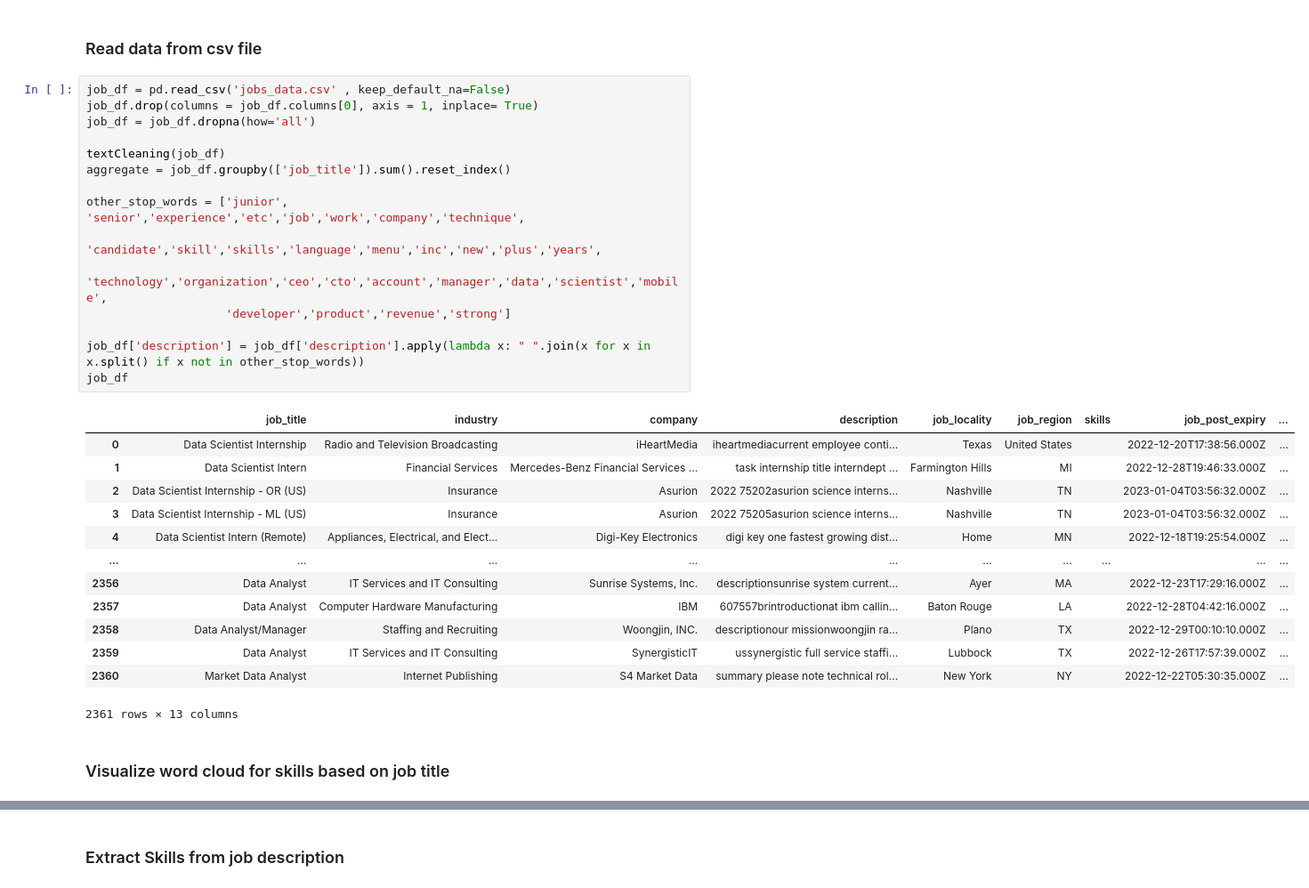
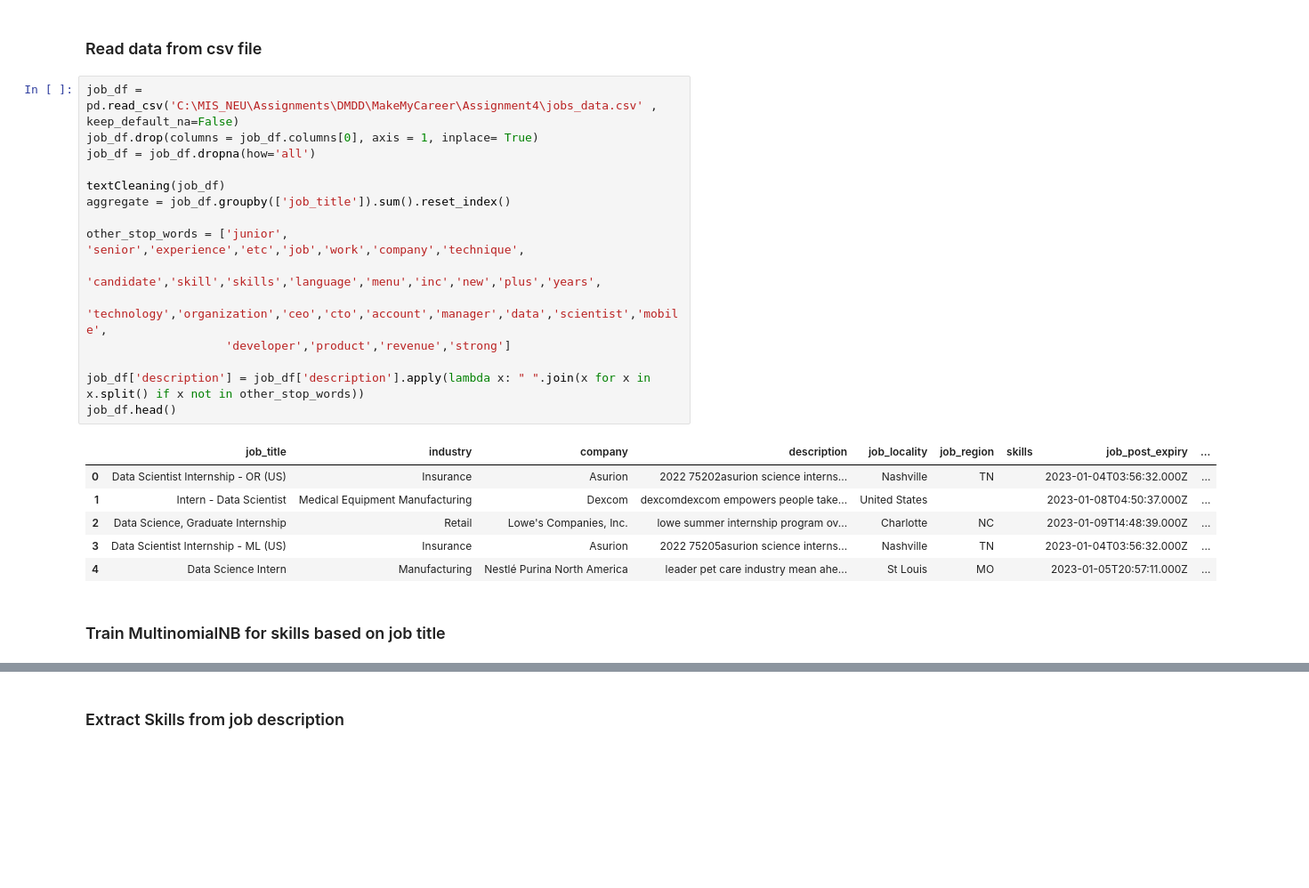
Before and after one commit to anibahs/MakeMyCareer, a Jupyter notebook: FinalProject/Scripts/DataExtraction.ipynb, the cells around one changed output, grey strips where cells are left out. Shown at 89% size. Cells and saved outputs as stored; diff of their text form; blank space fills up the shorter version.

```diff
--- a/FinalProject/Scripts/DataExtraction.ipynb
+++ b/FinalProject/Scripts/DataExtraction.ipynb
@@ -146,36 +160,29 @@ def textCleaning(df):
 # %% [markdown]
 ### Read data from csv file
 # %%
-job_df = pd.read_csv('jobs_data.csv' , keep_default_na=False)
+job_df = pd.read_csv('C:\MIS_NEU\Assignments\DMDD\MakeMyCareer\Assignment4\jobs_data.csv' , keep_default_na=False)
 job_df.drop(columns = job_df.columns[0], axis = 1, inplace= True)
 job_df = job_df.dropna(how='all')
 
 textCleaning(job_df)
 aggregate = job_df.groupby(['job_title']).sum().reset_index()
 
 other_stop_words = ['junior', 'senior','experience','etc','job','work','company','technique',
                     'candidate','skill','skills','language','menu','inc','new','plus','years',
                    'technology','organization','ceo','cto','account','manager','data','scientist','mobile',
                     'developer','product','revenue','strong']
 
 job_df['description'] = job_df['description'].apply(lambda x: " ".join(x for x in x.split() if x not in other_stop_words))
-job_df
+job_df.head()
 # %% [output]
 |  | job_title | industry | company | description | job_locality | job_region | skills | job_post_expiry | ... |
-| 0 | Data Scientist Internship | Radio and Television Broadcasting | iHeartMedia | iheartmediacurrent employee conti... | Texas | United States |  | 2022-12-20T17:38:56.000Z | ... |
-| 1 | Data Scientist Intern | Financial Services | Mercedes-Benz Financial Services ... | task internship title interndept ... | Farmington Hills | MI |  | 2022-12-28T19:46:33.000Z | ... |
-| 2 | Data Scientist Internship - OR (US) | Insurance | Asurion | 2022 75202asurion science interns... | Nashville | TN |  | 2023-01-04T03:56:32.000Z | ... |
+| 0 | Data Scientist Internship - OR (US) | Insurance | Asurion | 2022 75202asurion science interns... | Nashville | TN |  | 2023-01-04T03:56:32.000Z | ... |
+| 1 | Intern - Data Scientist | Medical Equipment Manufacturing | Dexcom | dexcomdexcom empowers people take... | United States |  |  | 2023-01-08T04:50:37.000Z | ... |
+| 2 | Data Science, Graduate Internship | Retail | Lowe's Companies, Inc. | lowe summer internship program ov... | Charlotte | NC |  | 2023-01-09T14:48:39.000Z | ... |
 | 3 | Data Scientist Internship - ML (US) | Insurance | Asurion | 2022 75205asurion science interns... | Nashville | TN |  | 2023-01-04T03:56:32.000Z | ... |
-| 4 | Data Scientist Intern (Remote) | Appliances, Electrical, and Elect... | Digi-Key Electronics | digi key one fastest growing dist... | Home | MN |  | 2022-12-18T19:25:54.000Z | ... |
-| ... | ... | ... | ... | ... | ... | ... | ... | ... | ... |
-| 2356 | Data Analyst | IT Services and IT Consulting | Sunrise Systems, Inc. | descriptionsunrise system current... | Ayer | MA |  | 2022-12-23T17:29:16.000Z | ... |
-| 2357 | Data Analyst | Computer Hardware Manufacturing | IBM | 607557brintroductionat ibm callin... | Baton Rouge | LA |  | 2022-12-28T04:42:16.000Z | ... |
-| 2358 | Data Analyst/Manager | Staffing and Recruiting | Woongjin, INC. | descriptionour missionwoongjin ra... | Plano | TX |  | 2022-12-29T00:10:10.000Z | ... |
-| 2359 | Data Analyst | IT Services and IT Consulting | SynergisticIT | ussynergistic full service staffi... | Lubbock | TX |  | 2022-12-26T17:57:39.000Z | ... |
-| 2360 | Market Data Analyst | Internet Publishing | S4 Market Data | summary please note technical rol... | New York | NY |  | 2022-12-22T05:30:35.000Z | ... |
+| 4 | Data Science Intern | Manufacturing | Nestlé Purina North America | leader pet care industry mean ahe... | St Louis | MO |  | 2023-01-05T20:57:11.000Z | ... |
-2361 rows × 13 columns
 # %% [markdown]
-### Visualize word cloud for skills based on job title
+### Train MultinomialNB for skills based on job title
 # %%
 ## Converting text to features
 vectorizer = TfidfVectorizer()
```
Also changed, not shown: parts of 42 cells of this notebook, 1 other file.
